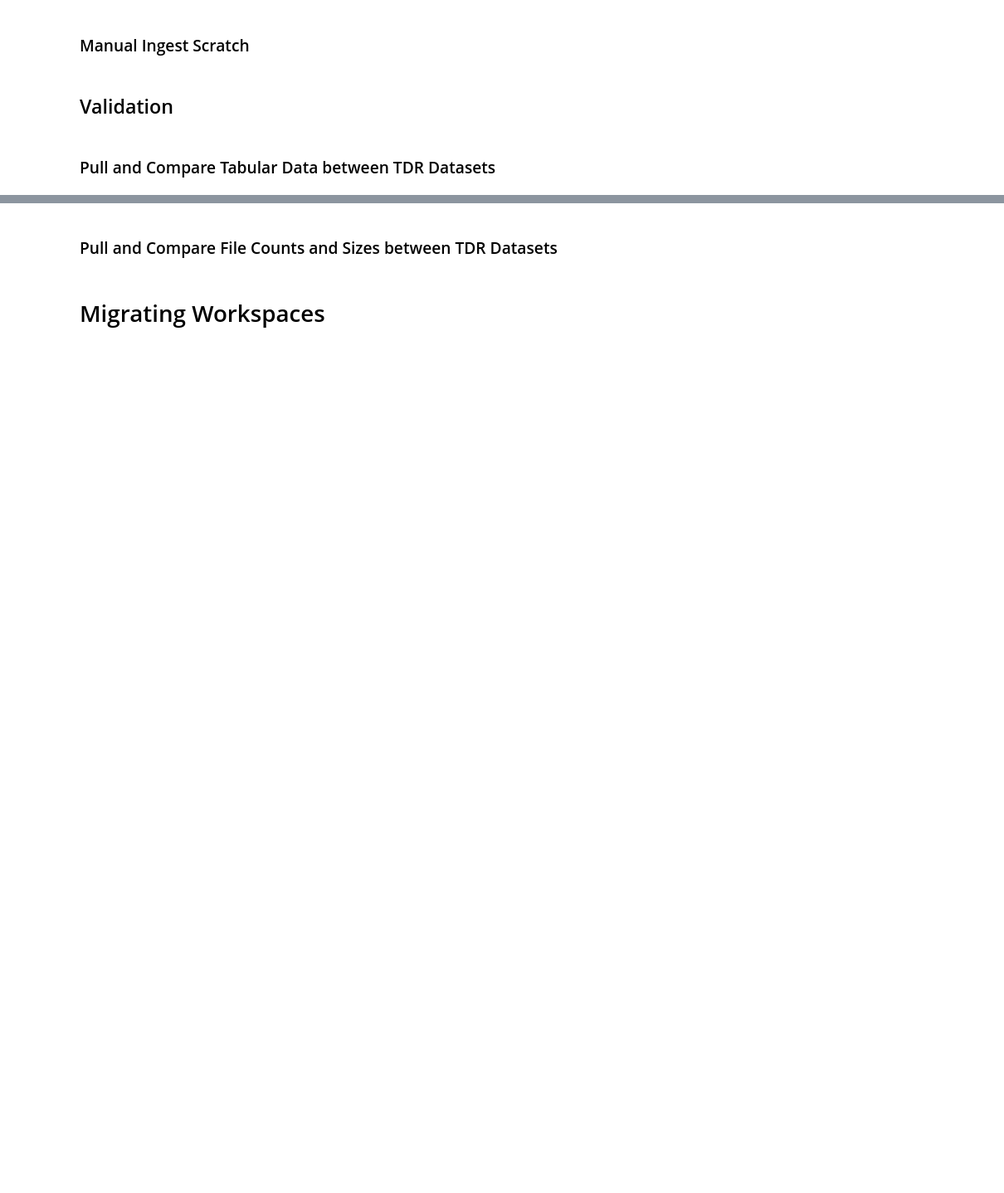
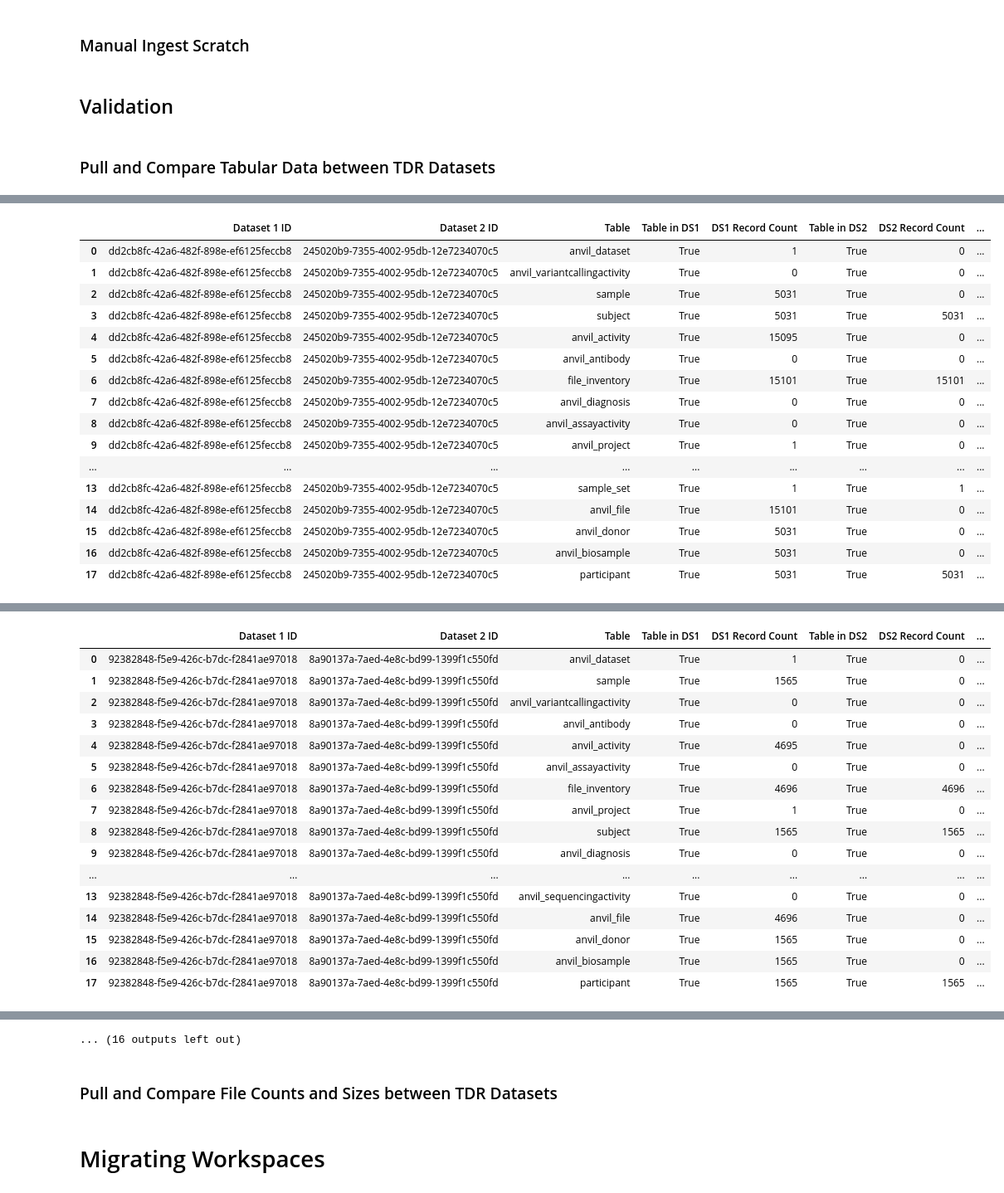
Before and after one commit to broadinstitute/anvil_tdr_ingest, a Jupyter notebook: notebooks/utility_azure_migration.ipynb, the cells around one changed output, grey strips where cells are left out. Shown at 83% size. Cells and saved outputs as stored; diff of their text form; code cells hidden in the pictures; blank space fills up the shorter version.

```diff
--- a/notebooks/utility_azure_migration.ipynb
+++ b/notebooks/utility_azure_migration.ipynb
@@ -1258,7 +1474,6 @@ def compare_contents_sample(dataset_1_id, dataset_2_id, sample_size, fields_to_i
     # Compare --> How to best do this
     pass
 
-
 #############################################
 ## Input Parameters
 #############################################
@@ -1266,7 +1481,19 @@ def compare_contents_sample(dataset_1_id, dataset_2_id, sample_size, fields_to_i
 # Specify the list of dataset pairs to compare
 dataset_id_pairs_list = [
     #["gcp_dataset_id", "az_dataset_id"]
-    ["a9212179-efd5-4c53-a57a-93016eff9017", "00832d1d-0145-4e04-88dc-2bad4c5d87bf"],
+    ['dd2cb8fc-42a6-482f-898e-ef6125feccb8', '245020b9-7355-4002-95db-12e7234070c5'],
+    ['92382848-f5e9-426c-b7dc-f2841ae97018', '8a90137a-7aed-4e8c-bd99-1399f1c550fd'],
+    ['4999a410-990e-484b-b4f3-d636f894a741', '79abc50c-6a4e-47e0-962a-4bfa7cb8e321'],
+    ['1f534eb4-701f-4182-9895-64c5e5b52d82', '1bf4d70f-db98-4d07-b48f-d177efd25ae4'],
+    ['039dd3d6-0cb5-4cd1-86b3-e9579c9b5218', '12c0a3ee-4a21-4be9-a09f-762e2737da1c'],
+    ['e68d1d39-99df-4cd7-8053-1b298f03eabb', 'cfcb0f71-1157-4dbb-a76b-926c0cd40ea2'],
+    ['d0ce8b95-9c3b-4f9e-8ce0-169fd89a8b20', '5da7394c-1432-4ee0-add5-851280e32d24'],
+    ['7427b2eb-a84f-413c-bfb0-7d2e36b0628f', '4fd72248-6778-4f7c-880a-e61773531d0d'],
+    ['2ef4530a-cc36-4f32-9a1a-63a555346587', 'd28cb1d4-2300-4cd7-882b-99ce59305ce0'],
+    ['65793118-3c88-4185-9172-2354850e6056', '183ec762-f867-46c5-bb19-8b2b3417f7b2'],
+    ['36bdd59f-4f5b-43cd-8d34-a21ef87bbf30', '933d1603-8c61-4ff2-8489-7f774ac15e97'],
+    ['3abfc362-7e73-4663-9dcf-07b78b9aa2d4', '5dd1128b-6a23-486e-8950-47c7d9f687a8'],
+    ['b60b4737-c646-4299-85a0-520890e830b7', '757191b0-9db3-4d18-b4ad-97bead5f3221'],
 ]
 
 # Specify whether row comparison checks should run
@@ -1292,3 +1519,4 @@ for dataset_id_pair in dataset_id_pairs_list:
 print("\nFinal Validation Results:")
 results_df = pd.DataFrame(results, columns = ["Dataset 1 ID", "Dataset 2 ID", "Validation Type", "Status", "Failed Tables"])
 display(results_df)
+# %% [output]
@@ -1294,0 +1540,17 @@ display(results_df)
+|  | Dataset 1 ID | Dataset 2 ID | Table | Table in DS1 | DS1 Record Count | Table in DS2 | DS2 Record Count | ... |
+| 0 | dd2cb8fc-42a6-482f-898e-ef6125feccb8 | 245020b9-7355-4002-95db-12e7234070c5 | anvil_dataset | True | 1 | True | 0 | ... |
+| 1 | dd2cb8fc-42a6-482f-898e-ef6125feccb8 | 245020b9-7355-4002-95db-12e7234070c5 | anvil_variantcallingactivity | True | 0 | True | 0 | ... |
+| 2 | dd2cb8fc-42a6-482f-898e-ef6125feccb8 | 245020b9-7355-4002-95db-12e7234070c5 | sample | True | 5031 | True | 0 | ... |
+| 3 | dd2cb8fc-42a6-482f-898e-ef6125feccb8 | 245020b9-7355-4002-95db-12e7234070c5 | subject | True | 5031 | True | 5031 | ... |
+| 4 | dd2cb8fc-42a6-482f-898e-ef6125feccb8 | 245020b9-7355-4002-95db-12e7234070c5 | anvil_activity | True | 15095 | True | 0 | ... |
+| 5 | dd2cb8fc-42a6-482f-898e-ef6125feccb8 | 245020b9-7355-4002-95db-12e7234070c5 | anvil_antibody | True | 0 | True | 0 | ... |
+| 6 | dd2cb8fc-42a6-482f-898e-ef6125feccb8 | 245020b9-7355-4002-95db-12e7234070c5 | file_inventory | True | 15101 | True | 15101 | ... |
+| 7 | dd2cb8fc-42a6-482f-898e-ef6125feccb8 | 245020b9-7355-4002-95db-12e7234070c5 | anvil_diagnosis | True | 0 | True | 0 | ... |
+| 8 | dd2cb8fc-42a6-482f-898e-ef6125feccb8 | 245020b9-7355-4002-95db-12e7234070c5 | anvil_assayactivity | True | 0 | True | 0 | ... |
+| 9 | dd2cb8fc-42a6-482f-898e-ef6125feccb8 | 245020b9-7355-4002-95db-12e7234070c5 | anvil_project | True | 1 | True | 0 | ... |
+| ... | ... | ... | ... | ... | ... | ... | ... | ... |
+| 13 | dd2cb8fc-42a6-482f-898e-ef6125feccb8 | 245020b9-7355-4002-95db-12e7234070c5 | sample_set | True | 1 | True | 1 | ... |
+| 14 | dd2cb8fc-42a6-482f-898e-ef6125feccb8 | 245020b9-7355-4002-95db-12e7234070c5 | anvil_file | True | 15101 | True | 0 | ... |
+| 15 | dd2cb8fc-42a6-482f-898e-ef6125feccb8 | 245020b9-7355-4002-95db-12e7234070c5 | anvil_donor | True | 5031 | True | 0 | ... |
+| 16 | dd2cb8fc-42a6-482f-898e-ef6125feccb8 | 245020b9-7355-4002-95db-12e7234070c5 | anvil_biosample | True | 5031 | True | 0 | ... |
+| 17 | dd2cb8fc-42a6-482f-898e-ef6125feccb8 | 245020b9-7355-4002-95db-12e7234070c5 | participant | True | 5031 | True | 5031 | ... |
@@ -1294,0 +1574,17 @@ display(results_df)
+|  | Dataset 1 ID | Dataset 2 ID | Table | Table in DS1 | DS1 Record Count | Table in DS2 | DS2 Record Count | ... |
+| 0 | 92382848-f5e9-426c-b7dc-f2841ae97018 | 8a90137a-7aed-4e8c-bd99-1399f1c550fd | anvil_dataset | True | 1 | True | 0 | ... |
+| 1 | 92382848-f5e9-426c-b7dc-f2841ae97018 | 8a90137a-7aed-4e8c-bd99-1399f1c550fd | sample | True | 1565 | True | 0 | ... |
+| 2 | 92382848-f5e9-426c-b7dc-f2841ae97018 | 8a90137a-7aed-4e8c-bd99-1399f1c550fd | anvil_variantcallingactivity | True | 0 | True | 0 | ... |
+| 3 | 92382848-f5e9-426c-b7dc-f2841ae97018 | 8a90137a-7aed-4e8c-bd99-1399f1c550fd | anvil_antibody | True | 0 | True | 0 | ... |
+| 4 | 92382848-f5e9-426c-b7dc-f2841ae97018 | 8a90137a-7aed-4e8c-bd99-1399f1c550fd | anvil_activity | True | 4695 | True | 0 | ... |
+| 5 | 92382848-f5e9-426c-b7dc-f2841ae97018 | 8a90137a-7aed-4e8c-bd99-1399f1c550fd | anvil_assayactivity | True | 0 | True | 0 | ... |
+| 6 | 92382848-f5e9-426c-b7dc-f2841ae97018 | 8a90137a-7aed-4e8c-bd99-1399f1c550fd | file_inventory | True | 4696 | True | 4696 | ... |
+| 7 | 92382848-f5e9-426c-b7dc-f2841ae97018 | 8a90137a-7aed-4e8c-bd99-1399f1c550fd | anvil_project | True | 1 | True | 0 | ... |
+| 8 | 92382848-f5e9-426c-b7dc-f2841ae97018 | 8a90137a-7aed-4e8c-bd99-1399f1c550fd | subject | True | 1565 | True | 1565 | ... |
+| 9 | 92382848-f5e9-426c-b7dc-f2841ae97018 | 8a90137a-7aed-4e8c-bd99-1399f1c550fd | anvil_diagnosis | True | 0 | True | 0 | ... |
+| ... | ... | ... | ... | ... | ... | ... | ... | ... |
+| 13 | 92382848-f5e9-426c-b7dc-f2841ae97018 | 8a90137a-7aed-4e8c-bd99-1399f1c550fd | anvil_sequencingactivity | True | 0 | True | 0 | ... |
+| 14 | 92382848-f5e9-426c-b7dc-f2841ae97018 | 8a90137a-7aed-4e8c-bd99-1399f1c550fd | anvil_file | True | 4696 | True | 0 | ... |
+| 15 | 92382848-f5e9-426c-b7dc-f2841ae97018 | 8a90137a-7aed-4e8c-bd99-1399f1c550fd | anvil_donor | True | 1565 | True | 0 | ... |
+| 16 | 92382848-f5e9-426c-b7dc-f2841ae97018 | 8a90137a-7aed-4e8c-bd99-1399f1c550fd | anvil_biosample | True | 1565 | True | 0 | ... |
+| 17 | 92382848-f5e9-426c-b7dc-f2841ae97018 | 8a90137a-7aed-4e8c-bd99-1399f1c550fd | participant | True | 1565 | True | 1565 | ... |
@@ -1295,3 +1727,4 @@ display(results_df)
+... (16 outputs left out)
 # %%
 # Parameters
 dataset_1_id = "b12fb9be-2ce0-4bfd-8503-732fabba06ab"
```
Also changed, not shown: parts of 2 cells of this notebook, 8 other files.
